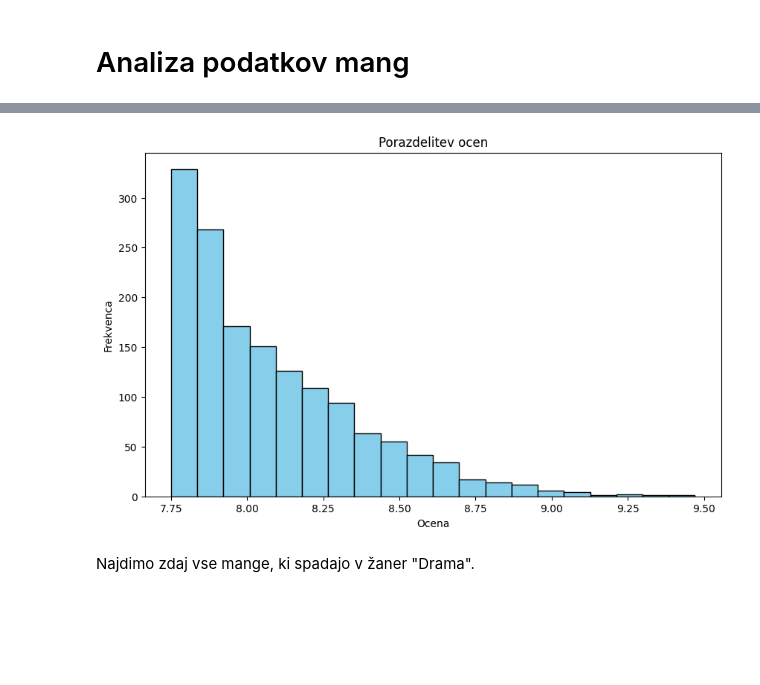
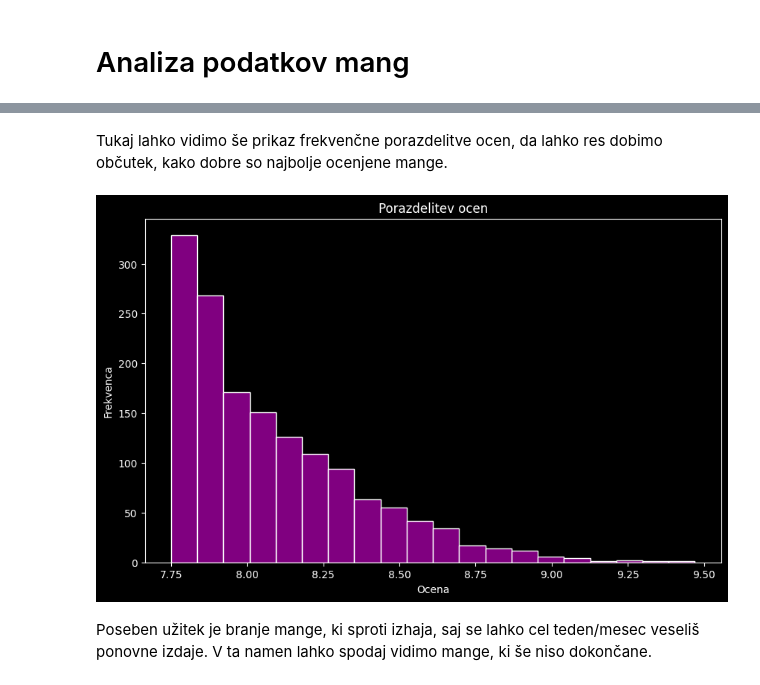
Before and after one commit to slaparj/Projektna_naloga-UVP, a Jupyter notebook: analiza.ipynb, the cells around one changed output, grey strips where cells are left out. Cells and saved outputs as stored; diff of their text form; code cells hidden in the pictures; blank space fills up the shorter version.

```diff
--- a/analiza.ipynb
+++ b/analiza.ipynb
@@ -34,12 +34,15 @@ mange1
+# %% [markdown]
+Tukaj lahko vidimo še prikaz frekvenčne porazdelitve ocen, da lahko res dobimo občutek, kako dobre so najbolje ocenjene mange.
 # %%
 plt.figure(figsize=(10, 6))
-mange1['ocena'].hist(bins=20, color='skyblue', edgecolor='black')
+mange1['ocena'].hist(bins=20, color='purple', edgecolor='white')
 plt.title('Porazdelitev ocen')
 plt.xlabel('Ocena')
 plt.ylabel('Frekvenca')
 plt.grid(False)
+plt.style.use('dark_background')
 plt.show()
 # %% [output]
-[figure, old version]
+[figure, new version]
-# %% [markdown]
-Najdimo zdaj vse mange, ki spadajo v žaner "Drama".
+# %% [markdown]
+Poseben užitek je branje mange, ki sproti izhaja, saj se lahko cel teden/mesec veseliš ponovne izdaje. V ta namen lahko spodaj vidimo mange, ki še niso dokončane.
```
Also changed, not shown: parts of 24 cells of this notebook.
